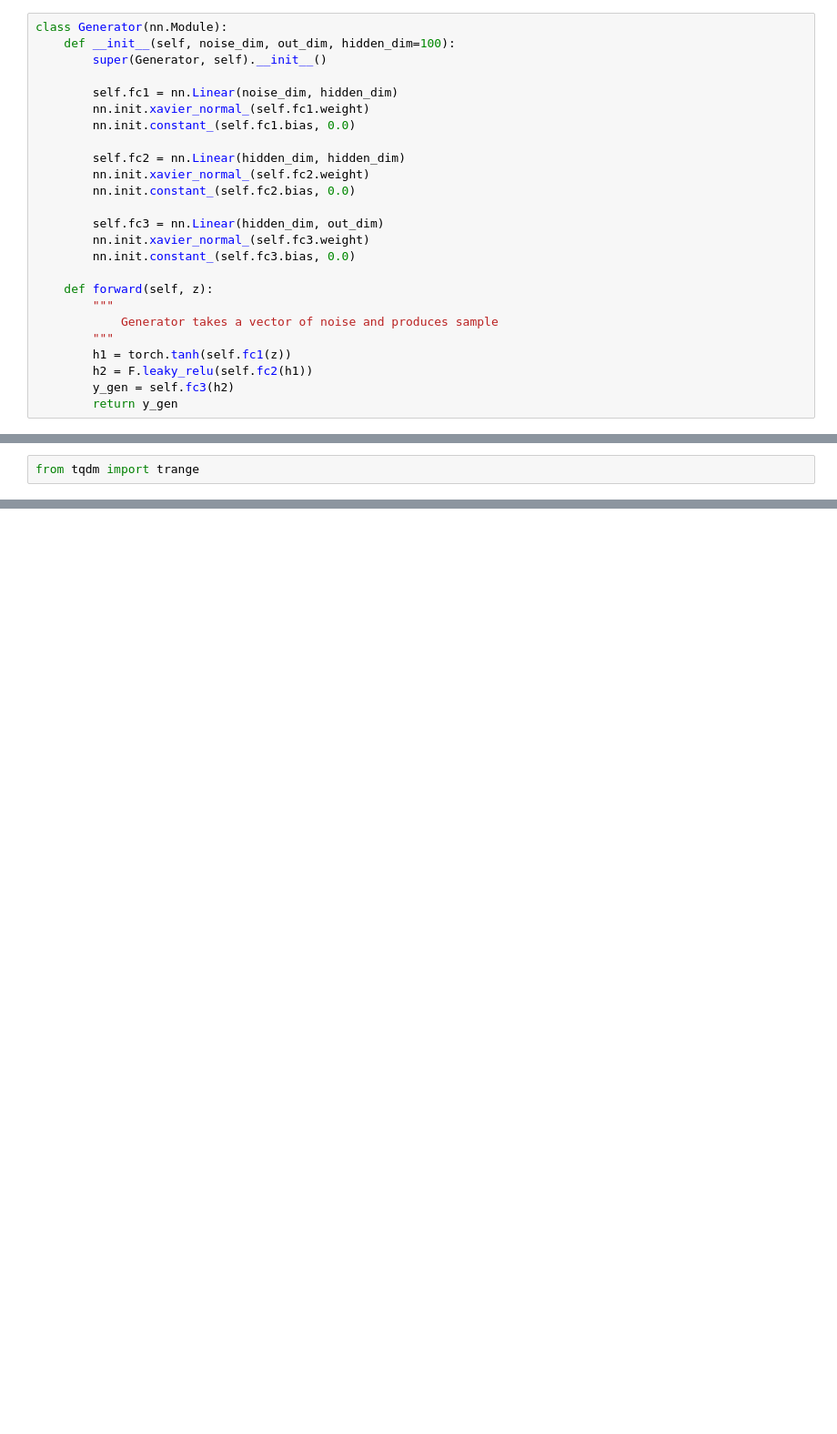
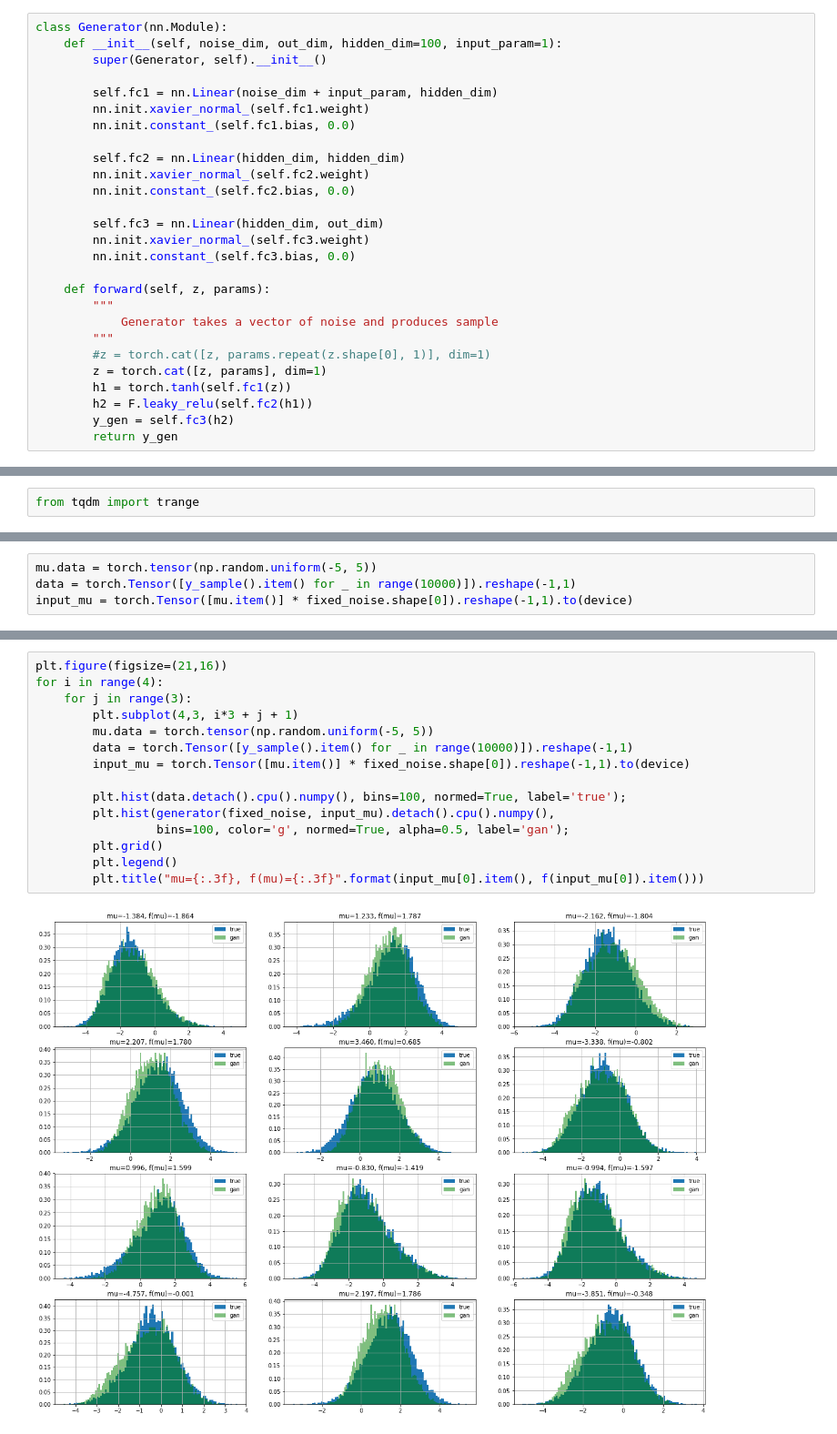
Before and after one commit to SchattenGenie/diff-surrogate, a Jupyter notebook: model.ipynb, the cells around one changed output, grey strips where cells are left out. Shown at 91% size. Drawn from its saved outputs; the diff is of its cells as text; blank space fills up the shorter version.

```diff
--- a/model.ipynb
+++ b/model.ipynb
@@ -132,10 +131,10 @@ def sample_noise(N):
     return np.random.normal(size=(N,NOISE_DIM)).astype(np.float32)
 # %%
 class Generator(nn.Module):
-    def __init__(self, noise_dim, out_dim, hidden_dim=100):
+    def __init__(self, noise_dim, out_dim, hidden_dim=100, input_param=1):
         super(Generator, self).__init__()
 
-        self.fc1 = nn.Linear(noise_dim, hidden_dim)
+        self.fc1 = nn.Linear(noise_dim + input_param, hidden_dim)
         nn.init.xavier_normal_(self.fc1.weight)
         nn.init.constant_(self.fc1.bias, 0.0)
 
@@ -147,10 +146,12 @@ class Generator(nn.Module):
         nn.init.xavier_normal_(self.fc3.weight)
         nn.init.constant_(self.fc3.bias, 0.0)
 
-    def forward(self, z):
+    def forward(self, z, params):
         """
             Generator takes a vector of noise and produces sample
         """
+        #z = torch.cat([z, params.repeat(z.shape[0], 1)], dim=1)
+        z = torch.cat([z, params], dim=1)
         h1 = torch.tanh(self.fc1(z))
         h2 = F.leaky_relu(self.fc2(h1))
         y_gen = self.fc3(h2)
@@ -325,0 +343,4 @@ run_training()
+# %%
+mu.data = torch.tensor(np.random.uniform(-5, 5))
+data = torch.Tensor([y_sample().item() for _ in range(10000)]).reshape(-1,1)
+input_mu = torch.Tensor([mu.item()] * fixed_noise.shape[0]).reshape(-1,1).to(device)
@@ -325,0 +351,17 @@ run_training()
+# %%
+plt.figure(figsize=(21,16))
+for i in range(4):
+    for j in range(3):
+        plt.subplot(4,3, i*3 + j + 1)
+        mu.data = torch.tensor(np.random.uniform(-5, 5))
+        data = torch.Tensor([y_sample().item() for _ in range(10000)]).reshape(-1,1)
+        input_mu = torch.Tensor([mu.item()] * fixed_noise.shape[0]).reshape(-1,1).to(device)
+
+        plt.hist(data.detach().cpu().numpy(), bins=100, normed=True, label='true');
+        plt.hist(generator(fixed_noise, input_mu).detach().cpu().numpy(),
+                 bins=100, color='g', normed=True, alpha=0.5, label='gan');
+        plt.grid()
+        plt.legend()
+        plt.title("mu={:.3f}, f(mu)={:.3f}".format(input_mu[0].item(), f(input_mu[0]).item()))
+# %% [output]
+[figure, added]
```
Also changed, not shown: parts of 12 cells of this notebook.
